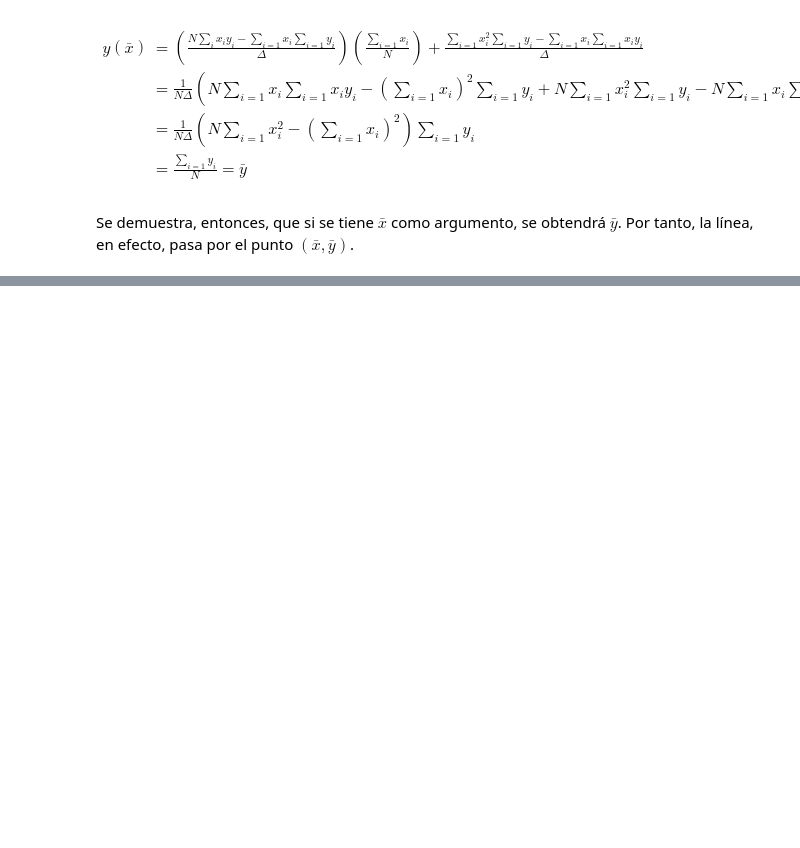
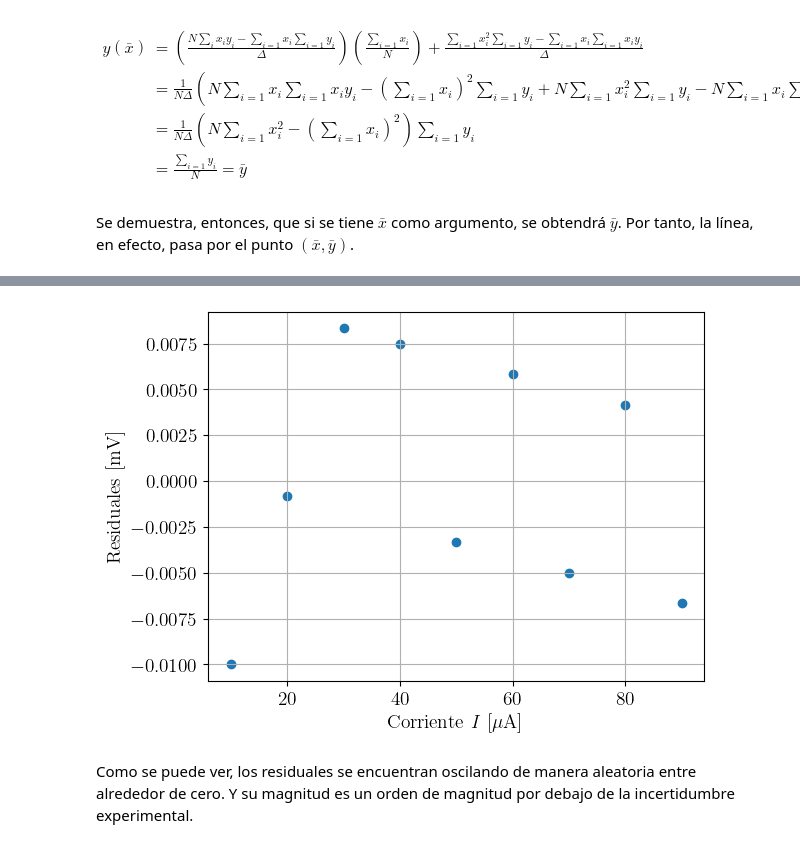
Before and after one commit to jcrojasv1/Lab-Intermedio, a Jupyter notebook: Tareas/Tarea4_Estadística.ipynb, the cells around one changed output, grey strips where cells are left out. Cells and saved outputs as stored; diff of their text form; code cells hidden in the pictures; blank space fills up the shorter version.

```diff
--- a/Tareas/Tarea4_Estadística.ipynb
+++ b/Tareas/Tarea4_Estadística.ipynb
@@ -23,0 +99,11 @@ Se demuestra, entonces, que si se tiene $\bar{x}$ como argumento, se obtendrá $
+# %%
+residuals = voltage - (m*current + b)
+# %%
+plt.scatter(current,residuals)
+plt.xlabel(r"Corriente $I$ [$\mu$A]")
+plt.ylabel(r"Residuales [mV]")
+plt.grid()
+# %% [output]
+[figure, added]
+# %% [markdown]
+Como se puede ver, los residuales se encuentran oscilando de manera aleatoria entre alrededor de cero. Y su magnitud es un orden de magnitud por debajo de la incertidumbre experimental.
```
Also changed, not shown: parts of 18 cells of this notebook, 1 other file.
